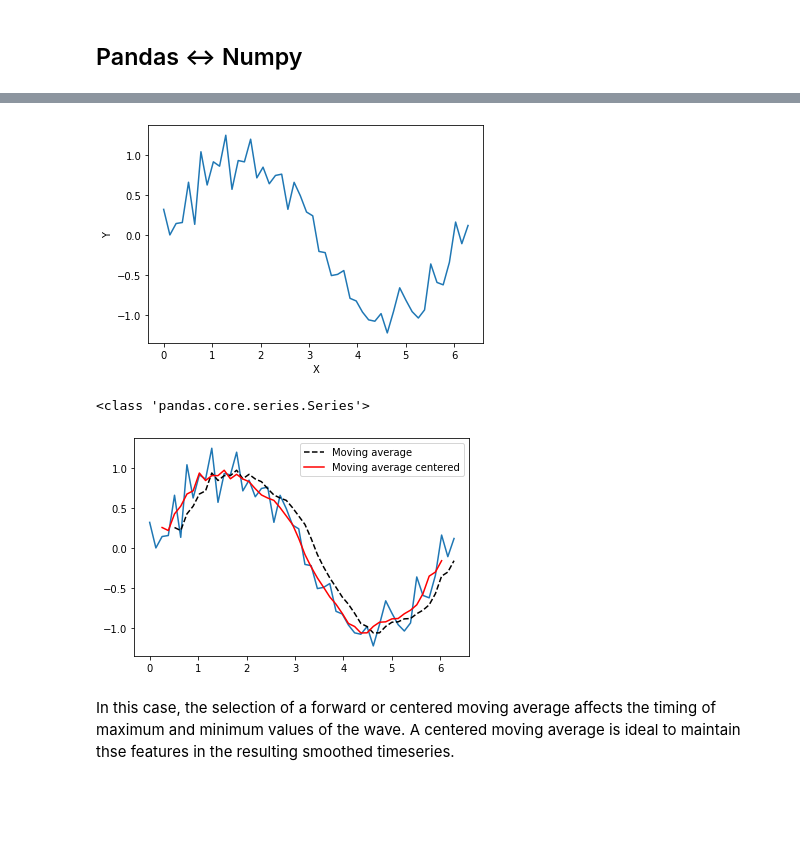
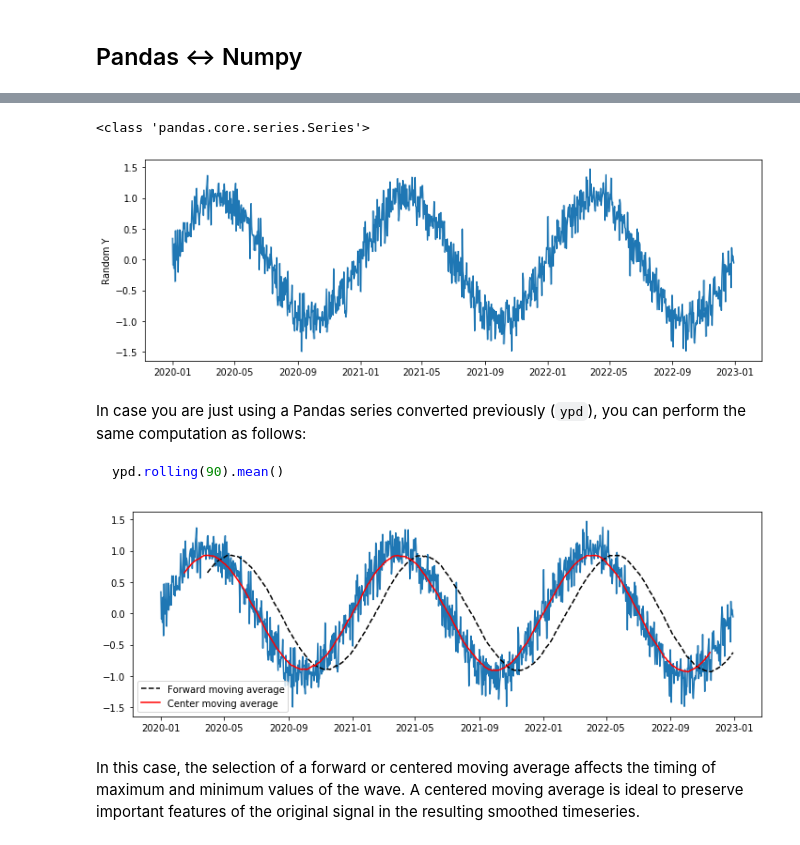
Before and after one commit to andres-patrignani/pynotes, a Jupyter notebook: notebooks/pandas_module.ipynb, the cells around one changed output, grey strips where cells are left out. Saved outputs shown, nothing was run; the diff lists cells and outputs as text; code cells hidden in the pictures; blank space fills up the shorter version.

````diff
--- a/notebooks/pandas_module.ipynb
+++ b/notebooks/pandas_module.ipynb
@@ -432,5 +632,5 @@ array([ 2.200e+00,  3.200e+00, -9.999e+03,  4.100e+00,  2.900e+00])
 np.random.seed(1)
 
 # Create some synthetic data
-x = np.linspace(0,2*np.pi)
-y = np.sin(x)  + np.random.randn(x.size)*0.2
+dates = pd.date_range('20200101', periods=365*3, freq='D') # 3 years of synthetic data
+y = np.sin((x/365)*2*np.pi)  + np.random.randn(x.size)*0.2
@@ -436,0 +641,4 @@ y = np.sin(x)  + np.random.randn(x.size)*0.2
+# %%
+# Convert data to Numpy array, where each variable is a column
+A = np.array([dates,y])
+A.shape
@@ -436,0 +647,4 @@ y = np.sin(x)  + np.random.randn(x.size)*0.2
+# %%
+# Transpose data so that days are along the rows and the variables along the columns
+A = np.transpose(A)
+A.shape
@@ -436,0 +653,4 @@ y = np.sin(x)  + np.random.randn(x.size)*0.2
+# %%
+# Create DataFrame
+df4 = pd.DataFrame(A , columns=["dates","y"])
+df4.head()
@@ -437,17 +664,17 @@ y = np.sin(x)  + np.random.randn(x.size)*0.2
+# %%
+# To convert a single numpy array into Pandas series just use:
+ypd = pd.Series(y)
+print(type(ypd))
+# %% [output]
+<class 'pandas.core.series.Series'>
 # %%
 import matplotlib.pyplot as plt
 
-plt.plot(x,y)
-plt.xlabel('X')
-plt.ylabel('Y')
+plt.figure(figsize=(12,4))
+plt.plot(df4["dates"],df4["y"])
+plt.ylabel('Random Y')
 plt.show()
 # %% [output]
-[figure, old version]
+[figure, new version]
-# %%
-# Convert numpy array into Pandas series
-ypd = pd.Series(y)
-print(type(ypd))
-# %% [output]
-<class 'pandas.core.series.Series'>
 # %%
 # Moving average
@@ -456,11 +683,21 @@ ypd_smooth_center = ypd.rolling(5, center=True).mean()
+# %% [markdown]
+In case you are just using a Pandas series converted previously (`ypd`), you can perform the same computation as follows:
+
+```python
+ypd.rolling(90).mean()
+```
 # %%
 # Show differences in forward and centered moving averages
-plt.plot(x,ypd)
-plt.plot(x,ypd_smooth_forward, '--k',label='Moving average')
-plt.plot(x,ypd_smooth_center, '-r', label='Moving average centered')
-plt.legend()
+plt.figure(figsize=(12,4))
+plt.plot(df4["dates"],df4["y"])
+
+# Add the moving averages. We did not add the computed moving averages to our DataFrame,
+# so we just need to call the variables
+plt.plot(df4["dates"],ypd_smooth_forward, '--k',label='Forward moving average')
+plt.plot(df4["dates"],ypd_smooth_center, '-r', label='Center moving average')
+plt.legend(loc="lower left")
 plt.show()
 # %% [output]
-[figure, old version]
+[figure, new version]
 # %% [markdown]
-In this case, the selection of a forward or centered moving average affects the timing of maximum and minimum values of the wave. A centered moving average is ideal to maintain thse features in the resulting smoothed timeseries.
+In this case, the selection of a forward or centered moving average affects the timing of maximum and minimum values of the wave. A centered moving average is ideal to preserve important features of the original signal in the resulting smoothed timeseries.
````
Also changed, not shown: parts of 66 cells of this notebook, 4 other files.
